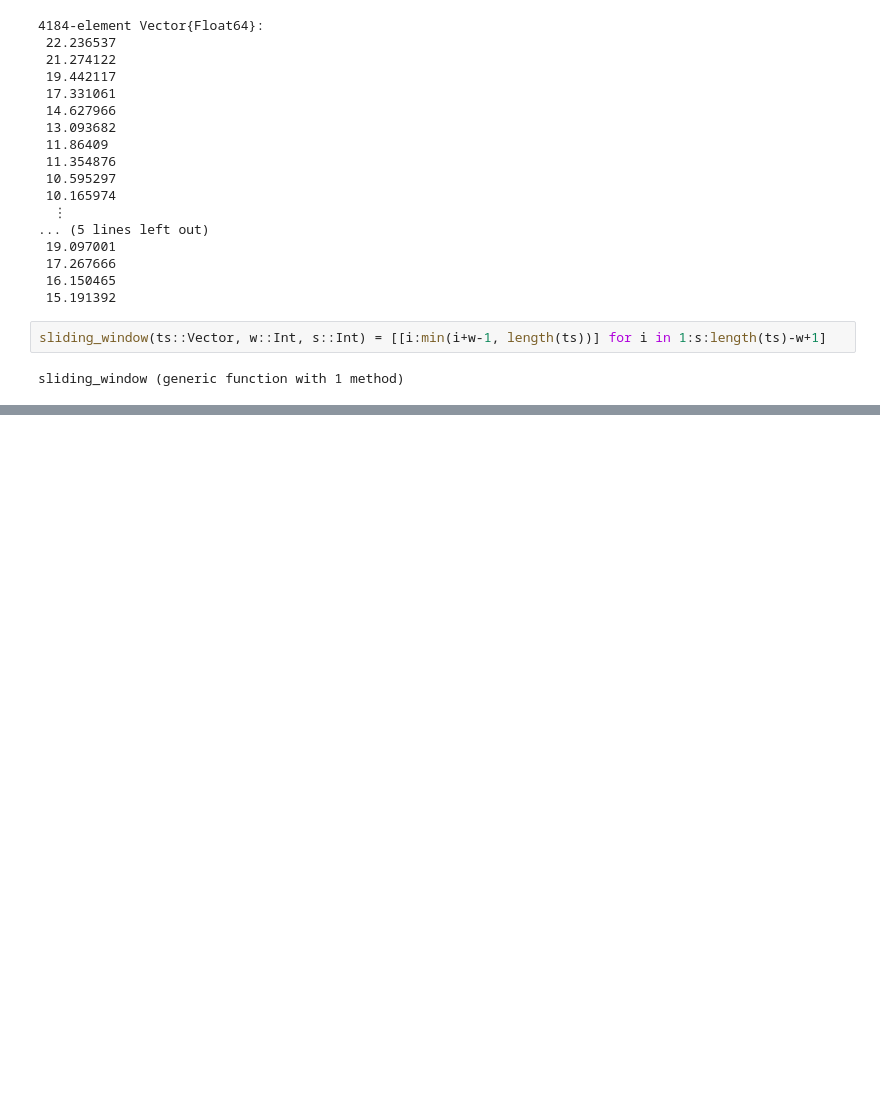
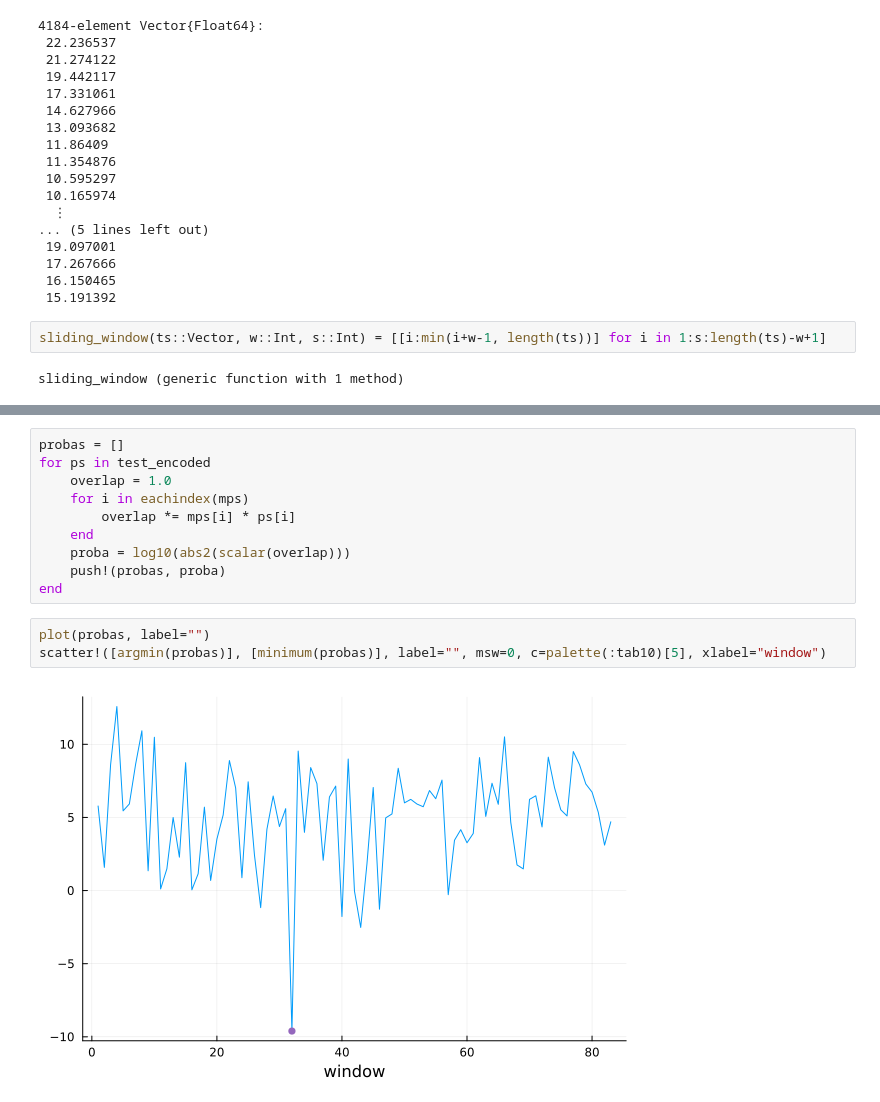
Before and after one commit to joshuabmoore/MPSTime.jl, a Jupyter notebook: TSAD/preprocessing/preprocess.ipynb, the cells around one changed output, grey strips where cells are left out. Saved outputs shown, nothing was run; the diff lists cells and outputs as text; blank space fills up the shorter version.

```diff
--- a/TSAD/preprocessing/preprocess.ipynb
+++ b/TSAD/preprocessing/preprocess.ipynb
@@ -267,0 +334,15 @@ plot(test_final[11, :])
+# %%
+probas = []
+for ps in test_encoded
+    overlap = 1.0
+    for i in eachindex(mps)
+        overlap *= mps[i] * ps[i]
+    end
+    proba = log10(abs2(scalar(overlap)))
+    push!(probas, proba)
+end
+# %%
+plot(probas, label="")
+scatter!([argmin(probas)], [minimum(probas)], label="", msw=0, c=palette(:tab10)[5], xlabel="window")
+# %% [output]
+[figure, added]
```
Also changed, not shown: parts of 6 cells of this notebook.
